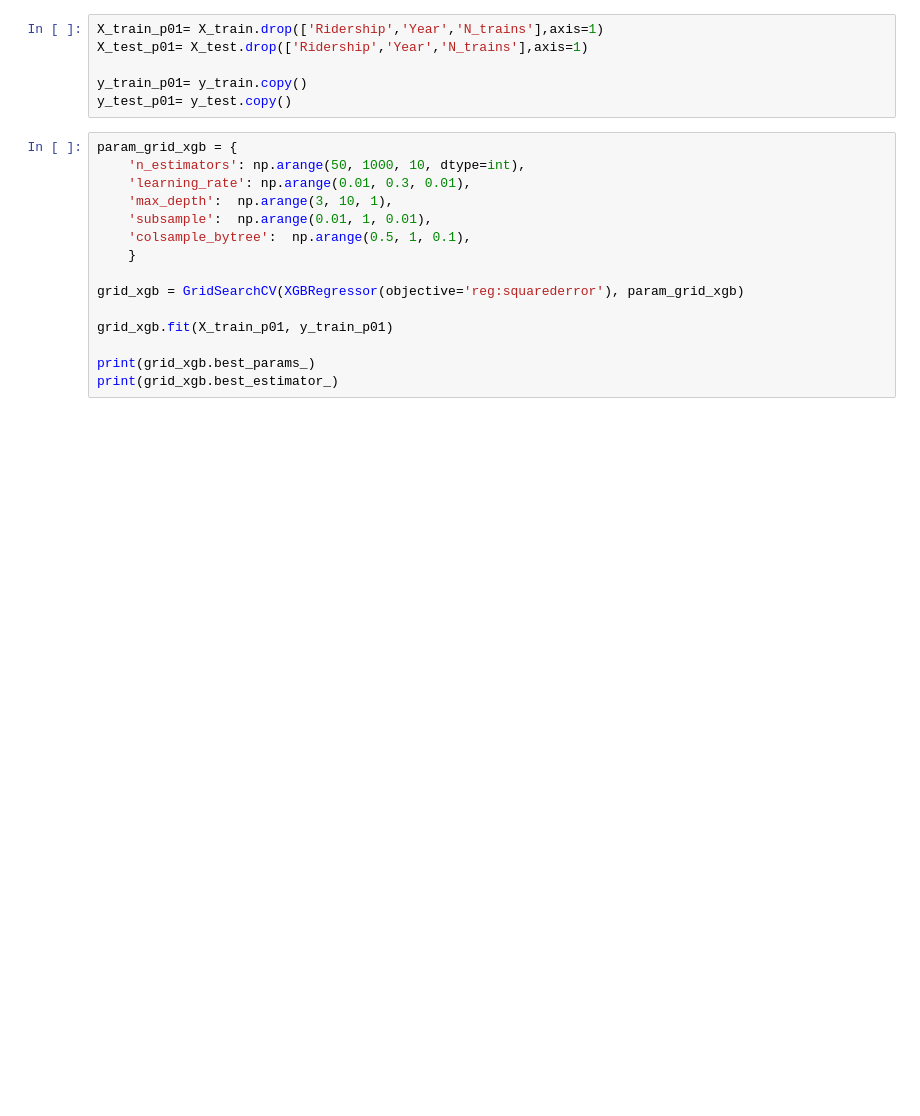
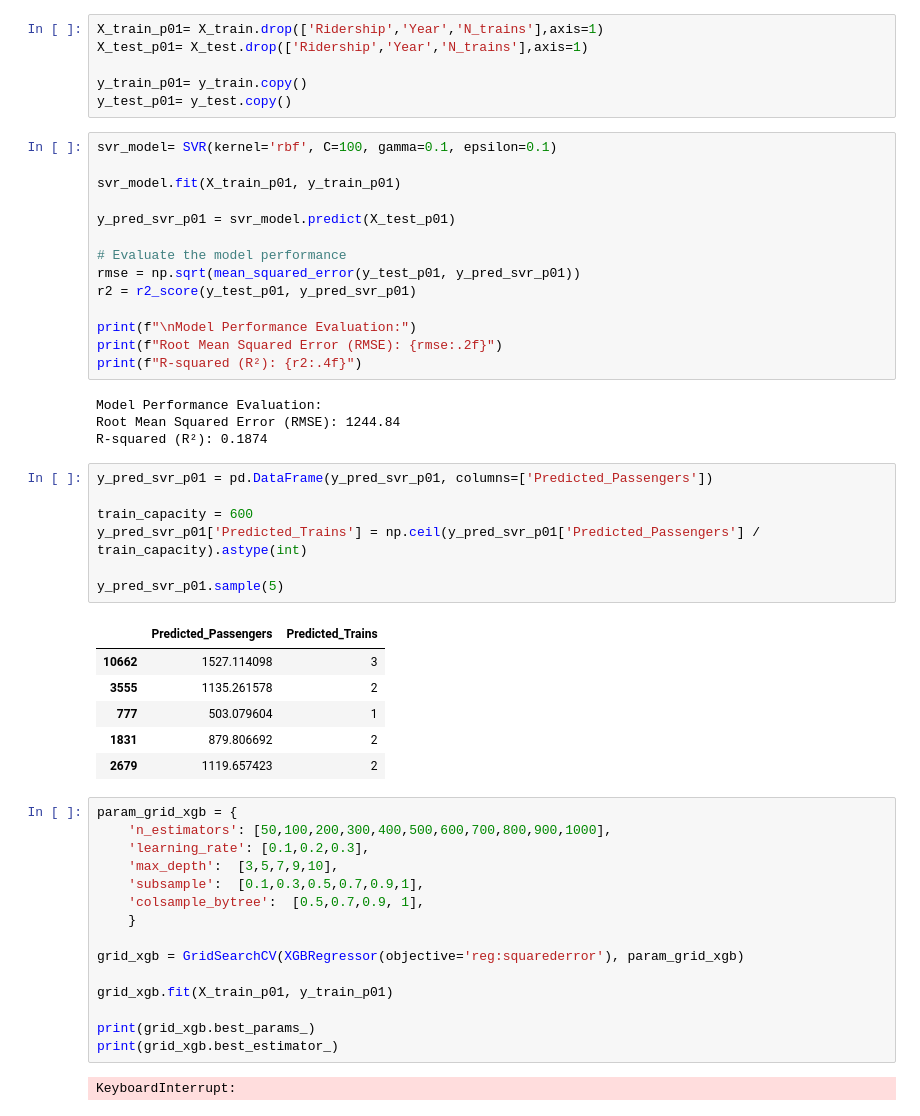
Before and after one commit to AliMSHGH/Optimization_of_Metro_Services, a Jupyter notebook: Optimization_by_Modeling.ipynb, the cells around one changed output. Drawn from its saved outputs; the diff is of its cells as text; blank space fills up the shorter version.

Commit message:
p01_ model

```diff
--- a/Optimization_by_Modeling.ipynb
+++ b/Optimization_by_Modeling.ipynb
@@ -202,13 +205,45 @@ X_test_p01= X_test.drop(['Ridership','Year','N_trains'],axis=1)
 
 y_train_p01= y_train.copy()
 y_test_p01= y_test.copy()
+# %%
+svr_model= SVR(kernel='rbf', C=100, gamma=0.1, epsilon=0.1)
+
+svr_model.fit(X_train_p01, y_train_p01)
+
+y_pred_svr_p01 = svr_model.predict(X_test_p01)
+
+# Evaluate the model performance
+rmse = np.sqrt(mean_squared_error(y_test_p01, y_pred_svr_p01))
+r2 = r2_score(y_test_p01, y_pred_svr_p01)
+
+print(f"\nModel Performance Evaluation:")
+print(f"Root Mean Squared Error (RMSE): {rmse:.2f}")
+print(f"R-squared (R²): {r2:.4f}")
+# %% [output]
+Model Performance Evaluation:
+Root Mean Squared Error (RMSE): 1244.84
+R-squared (R²): 0.1874
+# %%
+y_pred_svr_p01 = pd.DataFrame(y_pred_svr_p01, columns=['Predicted_Passengers'])
+
+train_capacity = 600
+y_pred_svr_p01['Predicted_Trains'] = np.ceil(y_pred_svr_p01['Predicted_Passengers'] / train_capacity).astype(int)
+
+y_pred_svr_p01.sample(5)
+# %% [output]
+|  | Predicted_Passengers | Predicted_Trains |
+| 10662 | 1527.114098 | 3 |
+| 3555 | 1135.261578 | 2 |
+| 777 | 503.079604 | 1 |
+| 1831 | 879.806692 | 2 |
+| 2679 | 1119.657423 | 2 |
 # %%
 param_grid_xgb = {
-    'n_estimators': np.arange(50, 1000, 10, dtype=int),
-    'learning_rate': np.arange(0.01, 0.3, 0.01),
-    'max_depth':  np.arange(3, 10, 1),
-    'subsample':  np.arange(0.01, 1, 0.01),
-    'colsample_bytree':  np.arange(0.5, 1, 0.1),
+    'n_estimators': [50,100,200,300,400,500,600,700,800,900,1000],
+    'learning_rate': [0.1,0.2,0.3],
+    'max_depth':  [3,5,7,9,10],
+    'subsample':  [0.1,0.3,0.5,0.7,0.9,1],
+    'colsample_bytree':  [0.5,0.7,0.9, 1],
     }
 
 grid_xgb = GridSearchCV(XGBRegressor(objective='reg:squarederror'), param_grid_xgb)
@@ -217,3 +252,5 @@ grid_xgb.fit(X_train_p01, y_train_p01)
 
 print(grid_xgb.best_params_)
 print(grid_xgb.best_estimator_)
+# %% [output]
+KeyboardInterrupt:
```
Also changed, not shown: parts of 6 cells of this notebook, 1 other file.
